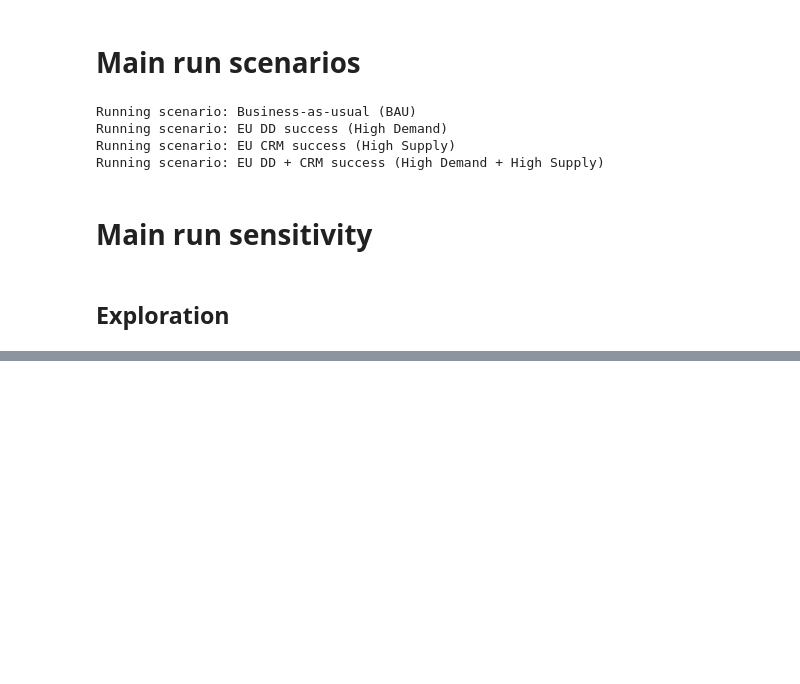
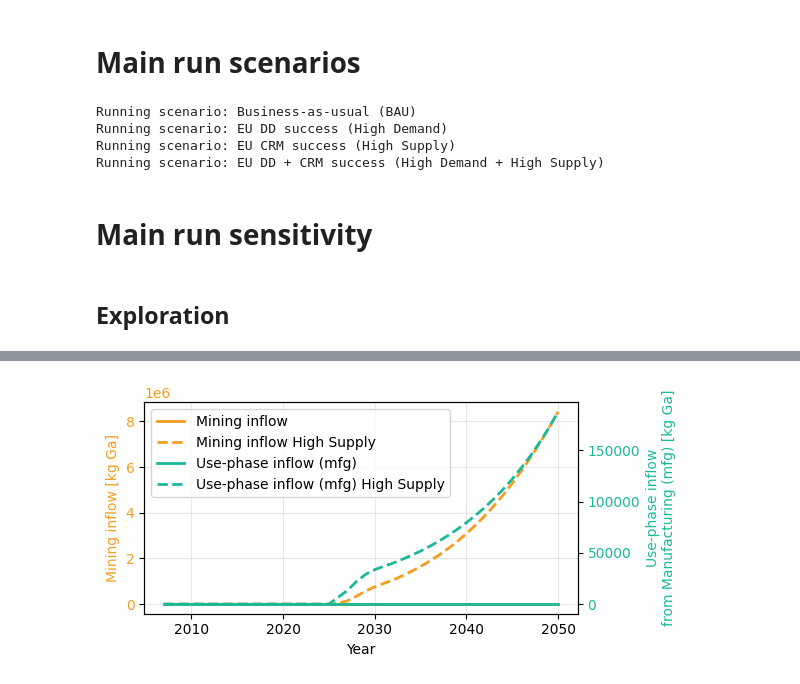
Before and after one commit to Rud-X/IE_MFA_2526_FinalAssignment_Gallium, a Jupyter notebook: Rud_Gallium_MFA_3.ipynb, the cells around one changed output, grey strips where cells are left out. Drawn from its saved outputs; the diff is of its cells as text; code cells hidden in the pictures; blank space fills up the shorter version.

```diff
--- a/Rud_Gallium_MFA_3.ipynb
+++ b/Rud_Gallium_MFA_3.ipynb
@@ -1976,0 +2171,80 @@ Running scenario: EU DD + CRM success (High Demand + High Supply)
+# %%
+import matplotlib.pyplot as plt
+
+fig, ax_mining = plt.subplots(1, 1, figsize=(6, 3))
+ax_mfg = (
+    ax_mining.twinx()
+)  # Manufacturing inflow on a secondary Y-axis so it can scale independently
+
+### Mining inflow vs total use-phase inflow from Manufacturing -- two scenarios (4 lines)
+# Metrics are distinguished by colour; scenarios by line style (solid vs dashed).
+flow_scenarios = {
+    "BAU": "",
+    "High Supply": " High Supply",
+}
+scenario_linestyles = {
+    "BAU": "-",
+    "High Supply": "--",
+}
+metric_colors = {
+    "Mining inflow": "#f49d1e",
+    "Use-phase inflow (mfg)": "#1bb89a",
+}
+metric_axes = {
+    "Mining inflow": ax_mining,
+    "Use-phase inflow (mfg)": ax_mfg,
+}
+
+
+def mining_inflow(df):
+    # Inflow into the Mining stage, summed across products.
+    sel = df[(df["flow_type"] == "inflow") & (df["stage_name"] == "Mining")]
+    return sel.groupby("year")["value_kg"].sum()
+
+
+def use_phase_inflow_from_manufacturing(df):
+    # Manufacturing (stage 5) product flow into the Use phase, summed across products.
+    sel = df[
+        (df["flow_type"] == "outflow_product")
+        & (df["stage_name"] == "Manufacturing")
+        & (df["target_stage_number"] == use_phase_stage_number)
+    ]
+    return sel.groupby("year")["value_kg"].sum()
+
+
+metric_series = {
+    "Mining inflow": mining_inflow,
+    "Use-phase inflow (mfg)": use_phase_inflow_from_manufacturing,
+}
+
+handles = []
+for metric in metric_colors:
+    for key, scenario_label in flow_scenarios.items():
+        series = metric_series[metric](scenario_results[key]["lifecycle_flows_df"])
+        (line,) = metric_axes[metric].plot(
+            series.index,
+            series.values,
+            label=f"{metric}{scenario_label}",
+            color=metric_colors[metric],
+            linestyle=scenario_linestyles[key],
+            linewidth=2,
+        )
+        handles.append(line)
+
+ax_mining.set_xlabel("Year")
+ax_mining.set_ylabel("Mining inflow [kg Ga]", color=metric_colors["Mining inflow"])
+ax_mfg.set_ylabel(
+    "Use-phase inflow\nfrom Manufacturing (mfg) [kg Ga]",
+    color=metric_colors["Use-phase inflow (mfg)"],
+)
+ax_mining.tick_params(axis="y", labelcolor=metric_colors["Mining inflow"])
+ax_mfg.tick_params(axis="y", labelcolor=metric_colors["Use-phase inflow (mfg)"])
+ax_mining.legend(handles=handles, labels=[h.get_label() for h in handles])
+ax_mining.grid(True, alpha=0.3)
+
+fig.tight_layout()
+# Save as .svg: mining_vs_manufacturing_inflow.svg
+plt.savefig("mining_vs_manufacturing_inflow.svg", format="svg", dpi=1000)
+plt.show()
+# %% [output]
+[figure, added]
```
Also changed, not shown: parts of 7 cells of this notebook, 21 other files.
